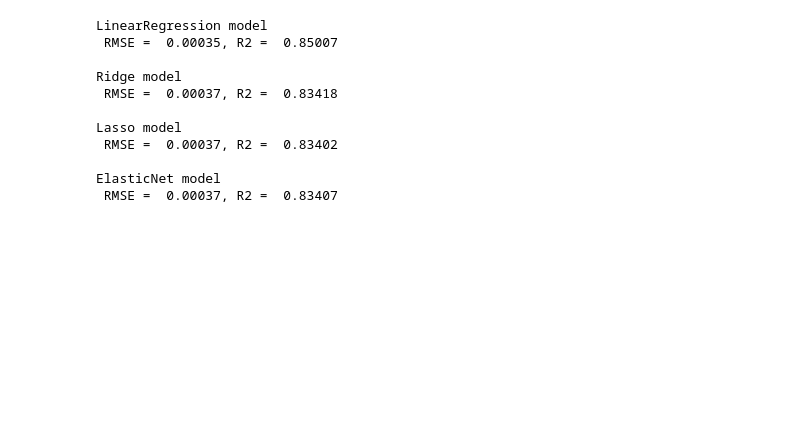
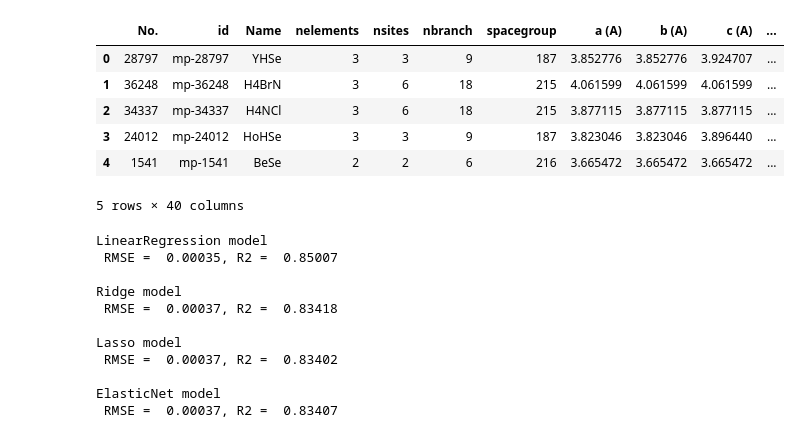
Before and after one commit to Lab-Brat/Materials_Informatics_Experiments, a Jupyter notebook: linear_regression/ex2_thermal_conductivity_prediction/kappa.ipynb, the cells around one changed output. Saved outputs shown, nothing was run; the diff lists cells and outputs as text; code cells hidden in the pictures; blank space fills up the shorter version.

```diff
--- a/linear_regression/ex2_thermal_conductivity_prediction/kappa.ipynb
+++ b/linear_regression/ex2_thermal_conductivity_prediction/kappa.ipynb
@@ -29 +53,12 @@ def plot_comp(y_test, y_pred):
+# %%
+data = pd.read_excel('kappa.xlsx')
+data.head()
+# %% [output]
+|  | No. | id | Name | nelements | nsites | nbranch | spacegroup | a (A) | b (A) | c (A) | ... |
+| 0 | 28797 | mp-28797 | YHSe | 3 | 3 | 9 | 187 | 3.852776 | 3.852776 | 3.924707 | ... |
+| 1 | 36248 | mp-36248 | H4BrN | 3 | 6 | 18 | 215 | 4.061599 | 4.061599 | 4.061599 | ... |
+| 2 | 34337 | mp-34337 | H4NCl | 3 | 6 | 18 | 215 | 3.877115 | 3.877115 | 3.877115 | ... |
+| 3 | 24012 | mp-24012 | HoHSe | 3 | 3 | 9 | 187 | 3.823046 | 3.823046 | 3.896440 | ... |
+| 4 | 1541 | mp-1541 | BeSe | 2 | 2 | 6 | 216 | 3.665472 | 3.665472 | 3.665472 | ... |
+5 rows × 40 columns
 # %%
```
Also changed, not shown: parts of 15 cells of this notebook.
